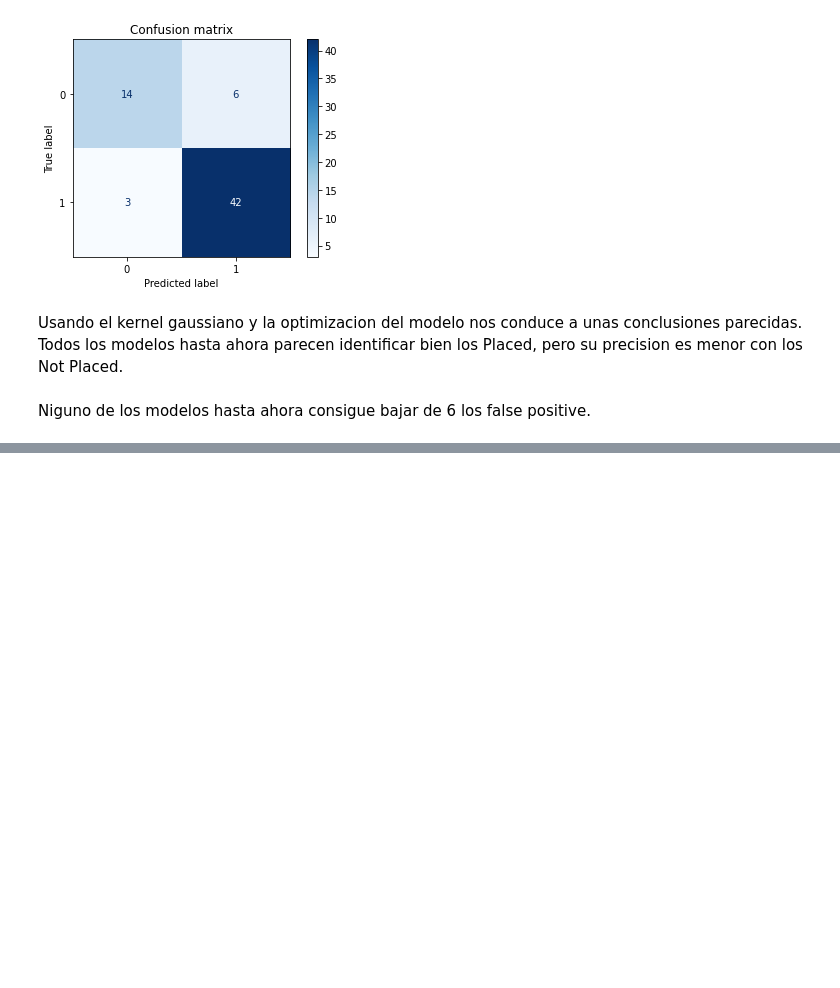
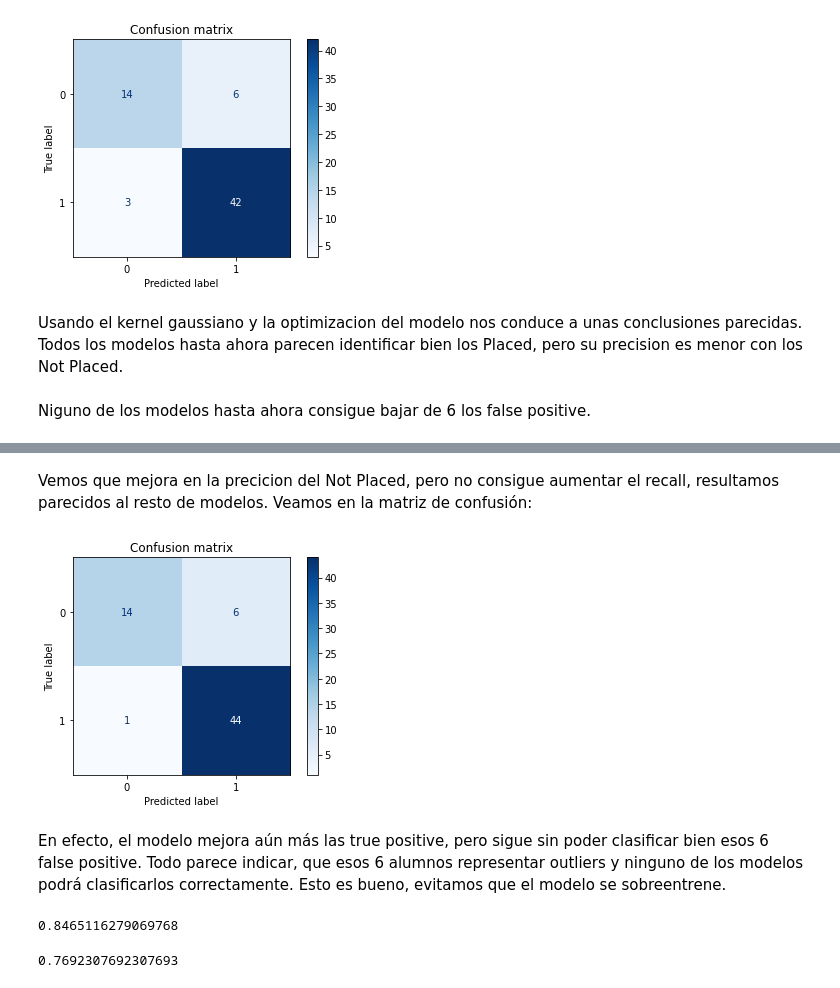
Before and after one commit to AlejandroGVC/DataScience, a Jupyter notebook: placement_analisis.ipynb, the cells around one changed output, grey strips where cells are left out. Saved outputs shown, nothing was run; the diff lists cells and outputs as text; code cells hidden in the pictures; blank space fills up the shorter version.

```diff
--- a/placement_analisis.ipynb
+++ b/placement_analisis.ipynb
@@ -640,0 +681,4 @@ Niguno de los modelos hasta ahora consigue bajar de 6 los false positive.
+# %%
+svm_bagging = BaggingClassifier(SVC(kernel='linear'), random_state = 0, n_jobs = -1, warm_start=True)
+svm_bagging.fit(X_scaled, y)
+svm_bagging.score(X_scaled, y)
@@ -640,0 +687,4 @@ Niguno de los modelos hasta ahora consigue bajar de 6 los false positive.
+# %%
+svm_bagging = BaggingClassifier(SVC(C=50, gamma = 0.005), random_state = 0, n_jobs = -1, warm_start=True)
+svm_bagging.fit(X_scaled, y)
+svm_bagging.score(X_scaled, y)
@@ -640,0 +695,4 @@ Niguno de los modelos hasta ahora consigue bajar de 6 los false positive.
+# %%
+svm_bagging = BaggingClassifier(SVC(C=50, gamma = 0.005), random_state = 0, n_jobs = -1, warm_start=True)
+svm_bagging.fit(X_train, y_train)
+svm_bagging.score(X_train, y_train)
@@ -640,0 +719,21 @@ Niguno de los modelos hasta ahora consigue bajar de 6 los false positive.
+# %% [markdown]
+Vemos que mejora en la precicion del Not Placed, pero no consigue aumentar el recall, resultamos parecidos al resto de modelos. Veamos en la matriz de confusión:
+# %%
+pp.print_pretty_confusionMatrix(svm_bagging, np.unique(y), X_test, y_test)
+# %% [output]
+[figure, added]
+# %% [markdown]
+En efecto, el modelo mejora aún más las true positive, pero sigue sin poder clasificar bien esos 6 false positive. Todo parece indicar, que esos 6 alumnos representar outliers y ninguno de los modelos podrá clasificarlos correctamente. Esto es bueno, evitamos que el modelo se sobreentrene.
+# %%
+Gauss_bagging = BaggingClassifier(GaussianNB(), random_state = 0, n_jobs = -1, warm_start=True)
+Gauss_bagging.fit(X_scaled, y)
+Gauss_bagging.score(X_scaled, y)
+# %% [output]
+0.8465116279069768
+# %%
+Gauss_bagging = BaggingClassifier(GaussianNB(), random_state = 0, n_jobs = -1, warm_start=True)
+Gauss_bagging.fit(X_train, y_train)
+y_pred =  Gauss_bagging.predict(X_test)
+accuracy_score(y_test, y_pred)
+# %% [output]
+0.7692307692307693
```
Also changed, not shown: parts of 28 cells of this notebook.
